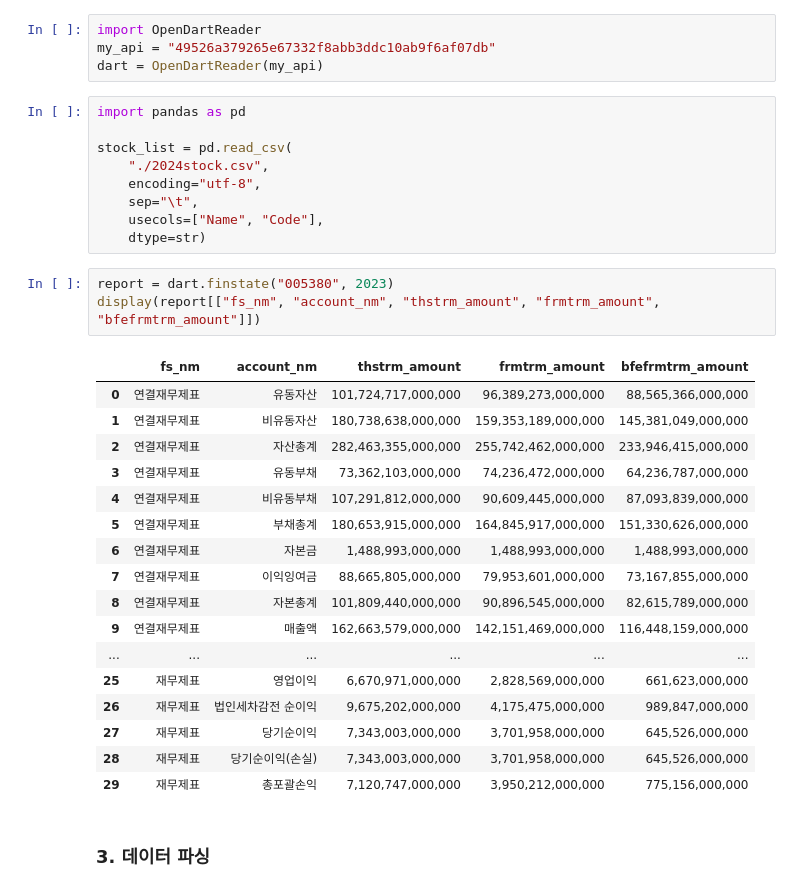
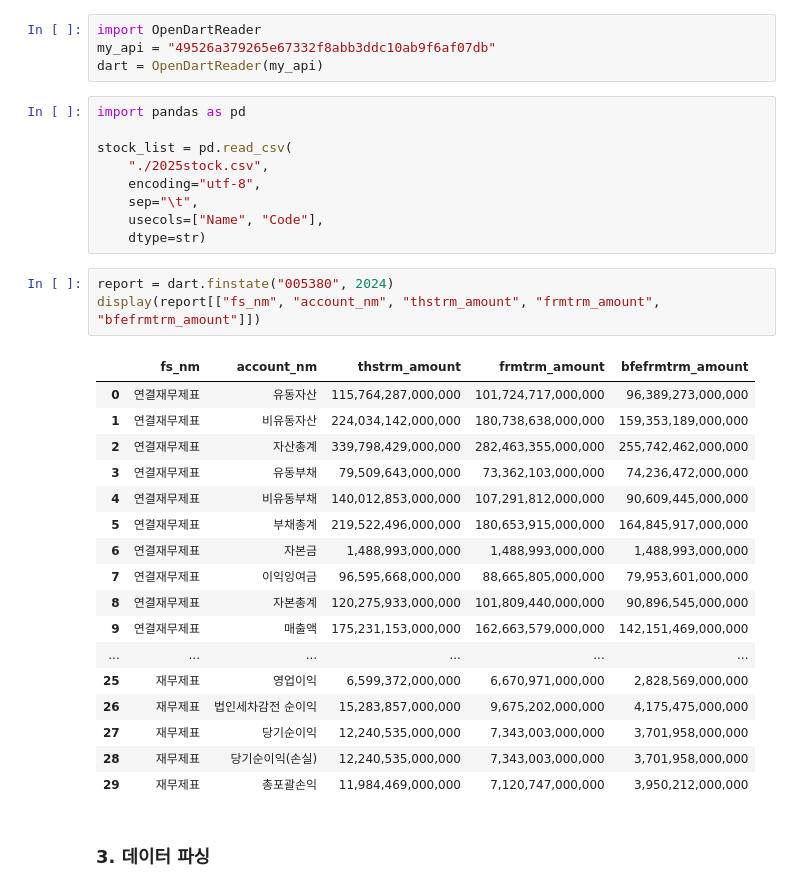
Before and after one commit to stockjeong/hrdquant, a Jupyter notebook: HRD_04_FS.ipynb, the cells around one changed output. Cells and saved outputs as stored; diff of their text form.

```diff
--- a/HRD_04_FS.ipynb
+++ b/HRD_04_FS.ipynb
@@ -26,32 +31,32 @@ dart = OpenDartReader(my_api)
 import pandas as pd
 
 stock_list = pd.read_csv(
-    "./2024stock.csv",
+    "./2025stock.csv",
     encoding="utf-8",
     sep="\t",
     usecols=["Name", "Code"],
     dtype=str)
 # %%
-report = dart.finstate("005380", 2023)
+report = dart.finstate("005380", 2024)
 display(report[["fs_nm", "account_nm", "thstrm_amount", "frmtrm_amount", "bfefrmtrm_amount"]])
 # %% [output]
 |  | fs_nm | account_nm | thstrm_amount | frmtrm_amount | bfefrmtrm_amount |
-| 0 | 연결재무제표 | 유동자산 | 101,724,717,000,000 | 96,389,273,000,000 | 88,565,366,000,000 |
-| 1 | 연결재무제표 | 비유동자산 | 180,738,638,000,000 | 159,353,189,000,000 | 145,381,049,000,000 |
-| 2 | 연결재무제표 | 자산총계 | 282,463,355,000,000 | 255,742,462,000,000 | 233,946,415,000,000 |
-| 3 | 연결재무제표 | 유동부채 | 73,362,103,000,000 | 74,236,472,000,000 | 64,236,787,000,000 |
-| 4 | 연결재무제표 | 비유동부채 | 107,291,812,000,000 | 90,609,445,000,000 | 87,093,839,000,000 |
-| 5 | 연결재무제표 | 부채총계 | 180,653,915,000,000 | 164,845,917,000,000 | 151,330,626,000,000 |
+| 0 | 연결재무제표 | 유동자산 | 115,764,287,000,000 | 101,724,717,000,000 | 96,389,273,000,000 |
+| 1 | 연결재무제표 | 비유동자산 | 224,034,142,000,000 | 180,738,638,000,000 | 159,353,189,000,000 |
+| 2 | 연결재무제표 | 자산총계 | 339,798,429,000,000 | 282,463,355,000,000 | 255,742,462,000,000 |
+| 3 | 연결재무제표 | 유동부채 | 79,509,643,000,000 | 73,362,103,000,000 | 74,236,472,000,000 |
+| 4 | 연결재무제표 | 비유동부채 | 140,012,853,000,000 | 107,291,812,000,000 | 90,609,445,000,000 |
+| 5 | 연결재무제표 | 부채총계 | 219,522,496,000,000 | 180,653,915,000,000 | 164,845,917,000,000 |
 | 6 | 연결재무제표 | 자본금 | 1,488,993,000,000 | 1,488,993,000,000 | 1,488,993,000,000 |
-| 7 | 연결재무제표 | 이익잉여금 | 88,665,805,000,000 | 79,953,601,000,000 | 73,167,855,000,000 |
-| 8 | 연결재무제표 | 자본총계 | 101,809,440,000,000 | 90,896,545,000,000 | 82,615,789,000,000 |
-| 9 | 연결재무제표 | 매출액 | 162,663,579,000,000 | 142,151,469,000,000 | 116,448,159,000,000 |
+| 7 | 연결재무제표 | 이익잉여금 | 96,595,668,000,000 | 88,665,805,000,000 | 79,953,601,000,000 |
+| 8 | 연결재무제표 | 자본총계 | 120,275,933,000,000 | 101,809,440,000,000 | 90,896,545,000,000 |
+| 9 | 연결재무제표 | 매출액 | 175,231,153,000,000 | 162,663,579,000,000 | 142,151,469,000,000 |
 | ... | ... | ... | ... | ... | ... |
-| 25 | 재무제표 | 영업이익 | 6,670,971,000,000 | 2,828,569,000,000 | 661,623,000,000 |
-| 26 | 재무제표 | 법인세차감전 순이익 | 9,675,202,000,000 | 4,175,475,000,000 | 989,847,000,000 |
-| 27 | 재무제표 | 당기순이익 | 7,343,003,000,000 | 3,701,958,000,000 | 645,526,000,000 |
-| 28 | 재무제표 | 당기순이익(손실) | 7,343,003,000,000 | 3,701,958,000,000 | 645,526,000,000 |
-| 29 | 재무제표 | 총포괄손익 | 7,120,747,000,000 | 3,950,212,000,000 | 775,156,000,000 |
+| 25 | 재무제표 | 영업이익 | 6,599,372,000,000 | 6,670,971,000,000 | 2,828,569,000,000 |
+| 26 | 재무제표 | 법인세차감전 순이익 | 15,283,857,000,000 | 9,675,202,000,000 | 4,175,475,000,000 |
+| 27 | 재무제표 | 당기순이익 | 12,240,535,000,000 | 7,343,003,000,000 | 3,701,958,000,000 |
+| 28 | 재무제표 | 당기순이익(손실) | 12,240,535,000,000 | 7,343,003,000,000 | 3,701,958,000,000 |
+| 29 | 재무제표 | 총포괄손익 | 11,984,469,000,000 | 7,120,747,000,000 | 3,950,212,000,000 |
 # %% [markdown]
 ### 3. 데이터 파싱
 # %% [markdown]
```
Also changed, not shown: parts of 7 cells of this notebook.
